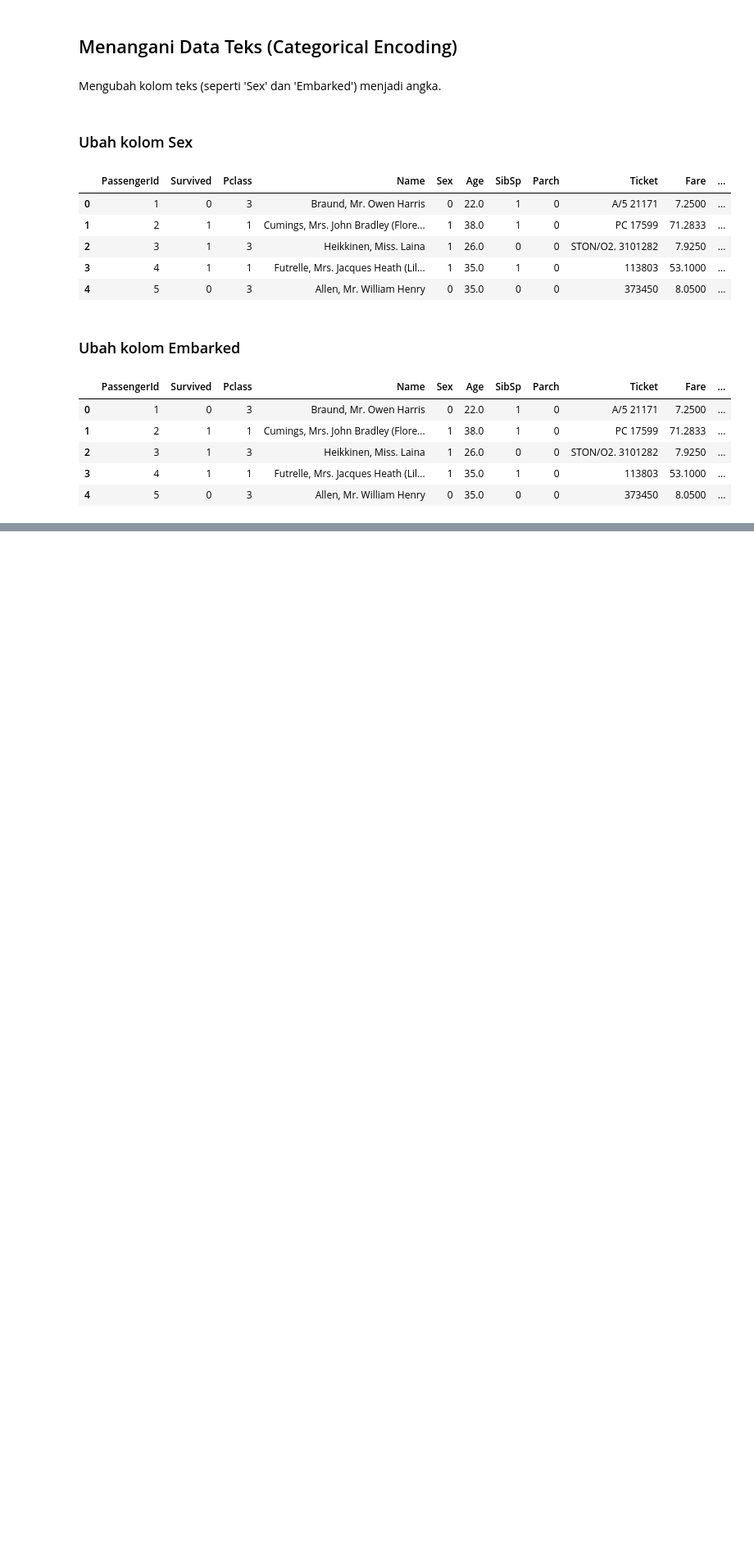
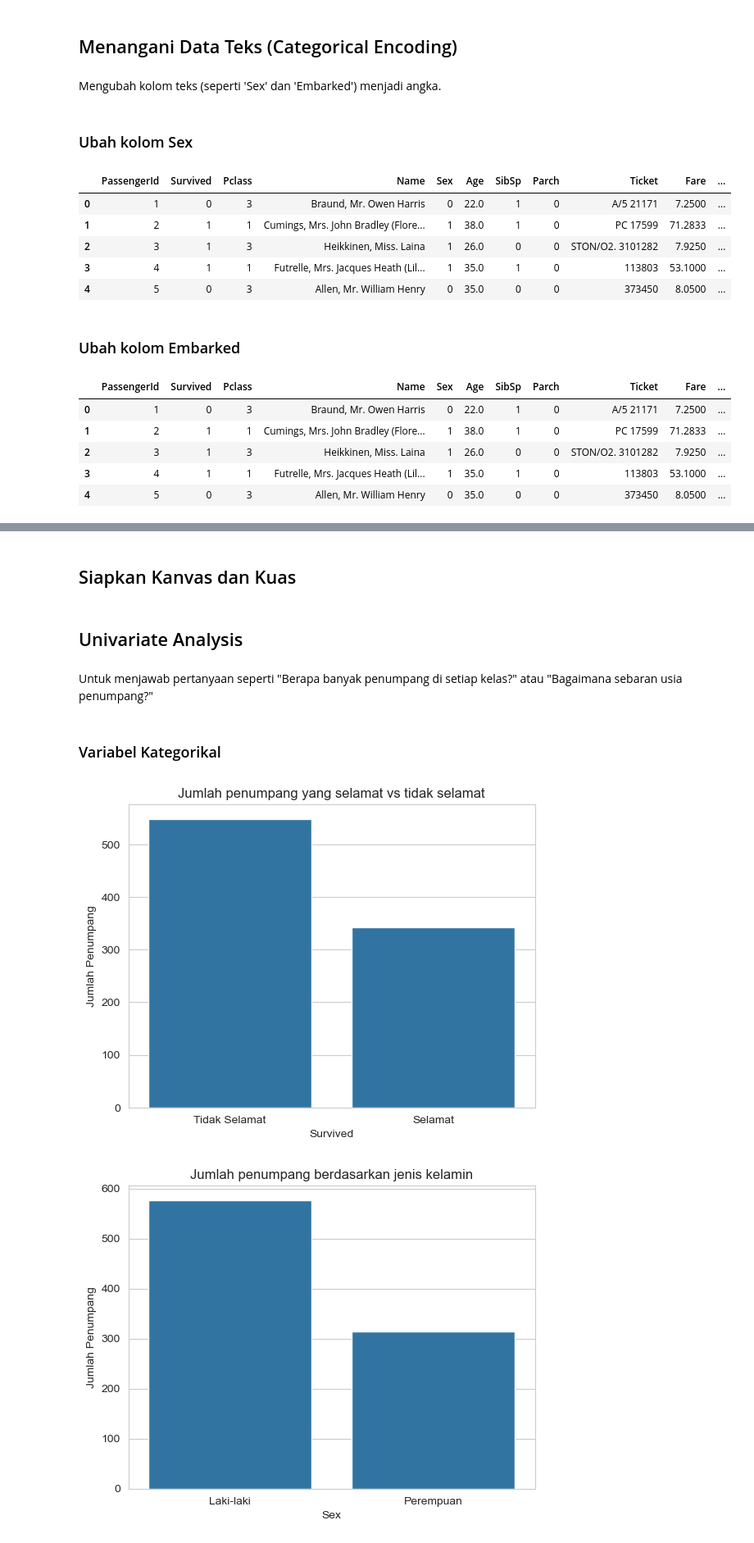
Before and after one commit to Ulinuhabduh/ML-Journey, a Jupyter notebook: Bulan 1/01-First-Data-Load.ipynb, the cells around one changed output, grey strips where cells are left out. Shown at 82% size. Cells and saved outputs as stored; diff of their text form; code cells hidden in the pictures; blank space fills up the shorter version.

Commit message:
feat: Add data visualizations to explore relationships and patterns

```diff
--- a/Bulan 1/01-First-Data-Load.ipynb
+++ b/Bulan 1/01-First-Data-Load.ipynb
@@ -329,0 +338,39 @@ df.head()
+# %% [markdown]
+## Siapkan Kanvas dan Kuas
+# %%
+import matplotlib.pyplot as plt
+import seaborn as sns
+
+# Perintah untuk menampilkan grafik di notebook
+%matplotlib inline
+
+# Mengatur style plot agar lebih menarik
+sns.set_style('whitegrid')
+# %% [markdown]
+## Univariate Analysis
+# %% [markdown]
+Untuk menjawab pertanyaan seperti "Berapa banyak penumpang di setiap kelas?" atau "Bagaimana sebaran usia penumpang?"
+# %% [markdown]
+### Variabel Kategorikal
+# %%
+# Plot jumlah penumpang yang selamat vs tidak selamat
+sns.countplot(x='Survived', data=df)
+plt.title('Jumlah penumpang yang selamat vs tidak selamat')
+plt.xticks([0, 1], ['Tidak Selamat', 'Selamat'])
+plt.ylabel('Jumlah Penumpang')
+plt.show()
+
+# Plot jumlah penumpang berdasarkan jenis kelamin
+sns.countplot(x='Sex', data=df)
+plt.title('Jumlah penumpang berdasarkan jenis kelamin')
+plt.xticks([0, 1], ['Laki-laki', 'Perempuan'])
+plt.ylabel('Jumlah Penumpang')
+plt.show()
+
+# Plot jumlah penumpang berdasarkan kelas tiket
+sns.countplot(x='Pclass', data=df)
+plt.title('Jumlah penumpang berdasarkan kelas tiket')
+plt.show()
+# %% [output]
+[figure, added]
+[figure, added]
```
Also changed, not shown: parts of 22 cells of this notebook.
